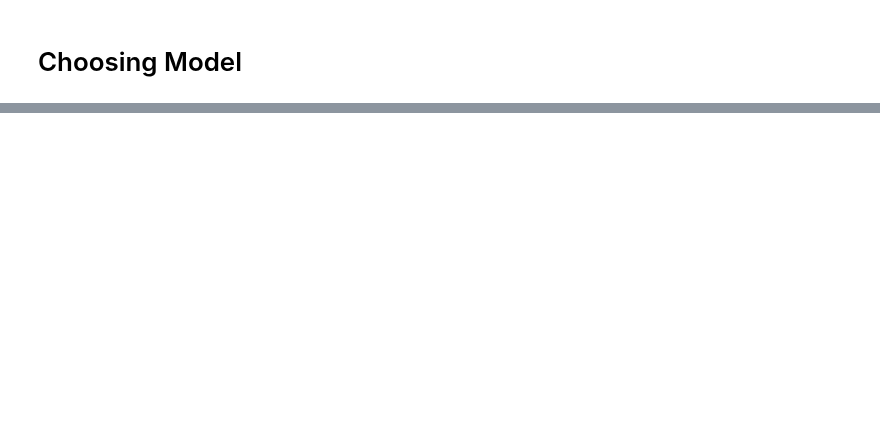
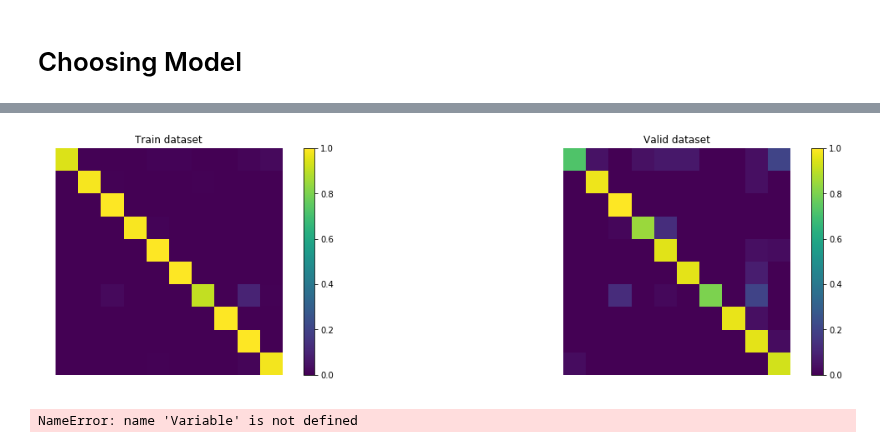
Before and after one commit to RenatoBMLR/state-farm-distracted-driver-detection, a Jupyter notebook: Distracted_Driver_Detection.ipynb, the cells around one changed output, grey strips where cells are left out. Saved outputs shown, nothing was run; the diff lists cells and outputs as text; code cells hidden in the pictures; blank space fills up the shorter version.

```diff
--- a/Distracted_Driver_Detection.ipynb
+++ b/Distracted_Driver_Detection.ipynb
@@ -291,3 +298,4 @@ train_eval, valid_eval
 # %%
-dset_loaders_wshuffle = _create_dataLoader(dsets, batch_size, cpu_count, pin_memory=use_gpu, shuffle=False)
+dset_loaders_wshuffle = _create_dataLoader(dsets, batch_size, num_workers=cpu_count,
+                                           use_gpu=use_gpu,use_DataParalel=use_DataParalel, shuffle=False)
 # %%
@@ -356 +332,5 @@ plt.title('Valid dataset')
+# %%
+plot_cm_train_valid(result_train,result_valid)
+# %% [output]
+[figure, added]
 # %%
@@ -383,2 +364,4 @@ def plot_layers_weight(img_width, img_height, conv_model = model.mrnc, ncols = 8
 # %%
-plot_layers_weight(img_width=224, img_height=224)
+plot_layers_weight(dsets,img_width=224, img_height=224,conv_model = model.mrnc,use_gpu=use_gpu)
+# %% [output]
+NameError: name 'Variable' is not defined
```
Also changed, not shown: parts of 37 cells of this notebook, 7 other files.
